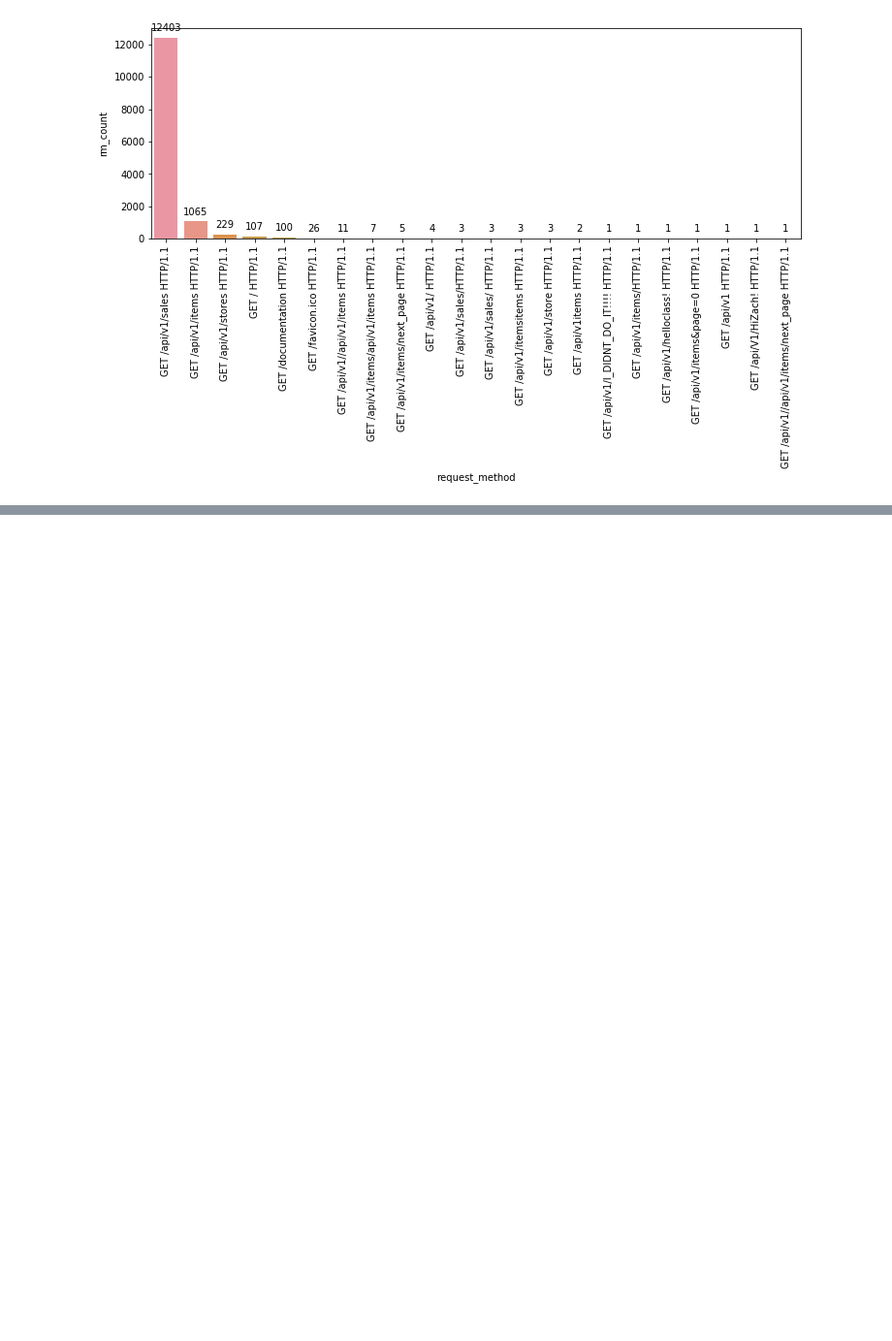
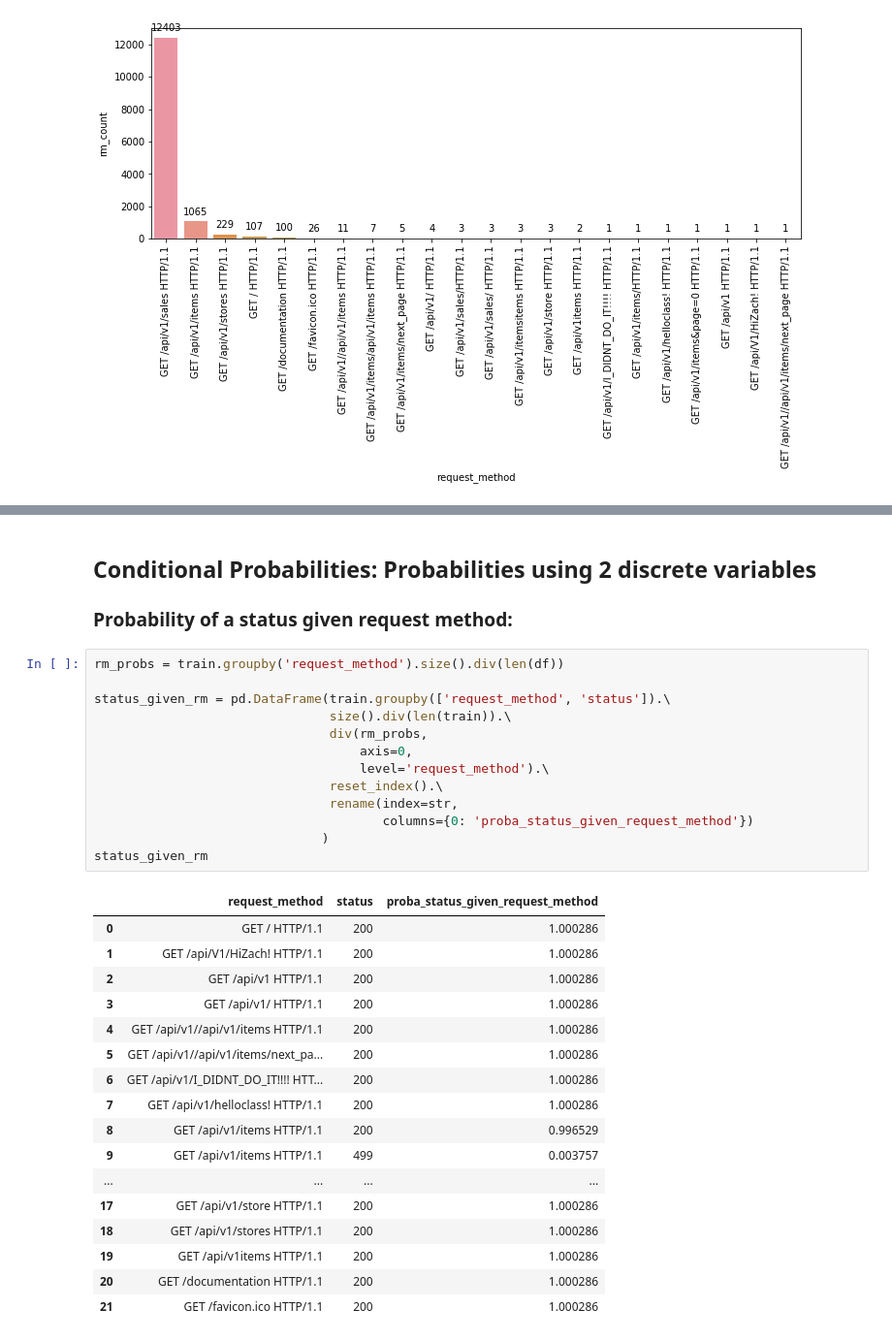
Before and after one commit to SamuelD-Data/anomaly-detection-exercises, a Jupyter notebook: discrete_anomaly_detection.ipynb, the cells around one changed output, grey strips where cells are left out. Shown: that part at 97% size. Drawn from its saved outputs; the diff is of its cells as text; blank space fills up the shorter version.

```diff
--- a/discrete_anomaly_detection.ipynb
+++ b/discrete_anomaly_detection.ipynb
@@ -191,0 +247,35 @@ for p in splot.patches:
+# %% [markdown]
+## Conditional Probabilities: Probabilities using 2 discrete variables
+
+### Probability of a status given request method:
+# %%
+rm_probs = train.groupby('request_method').size().div(len(df))
+
+status_given_rm = pd.DataFrame(train.groupby(['request_method', 'status']).\
+                               size().div(len(train)).\
+                               div(rm_probs,
+                                   axis=0,
+                                   level='request_method').\
+                               reset_index().\
+                               rename(index=str,
+                                      columns={0: 'proba_status_given_request_method'})
+                              )
+status_given_rm
+# %% [output]
+|  | request_method | status | proba_status_given_request_method |
+| 0 | GET / HTTP/1.1 | 200 | 1.000286 |
+| 1 | GET /api/V1/HiZach! HTTP/1.1 | 200 | 1.000286 |
+| 2 | GET /api/v1 HTTP/1.1 | 200 | 1.000286 |
+| 3 | GET /api/v1/ HTTP/1.1 | 200 | 1.000286 |
+| 4 | GET /api/v1//api/v1/items HTTP/1.1 | 200 | 1.000286 |
+| 5 | GET /api/v1//api/v1/items/next_pa... | 200 | 1.000286 |
+| 6 | GET /api/v1/I_DIDNT_DO_IT!!!! HTT... | 200 | 1.000286 |
+| 7 | GET /api/v1/helloclass! HTTP/1.1 | 200 | 1.000286 |
+| 8 | GET /api/v1/items HTTP/1.1 | 200 | 0.996529 |
+| 9 | GET /api/v1/items HTTP/1.1 | 499 | 0.003757 |
+| ... | ... | ... | ... |
+| 17 | GET /api/v1/store HTTP/1.1 | 200 | 1.000286 |
+| 18 | GET /api/v1/stores HTTP/1.1 | 200 | 1.000286 |
+| 19 | GET /api/v1items HTTP/1.1 | 200 | 1.000286 |
+| 20 | GET /documentation HTTP/1.1 | 200 | 1.000286 |
+| 21 | GET /favicon.ico HTTP/1.1 | 200 | 1.000286 |
```
Also changed, not shown: parts of 11 cells of this notebook.
